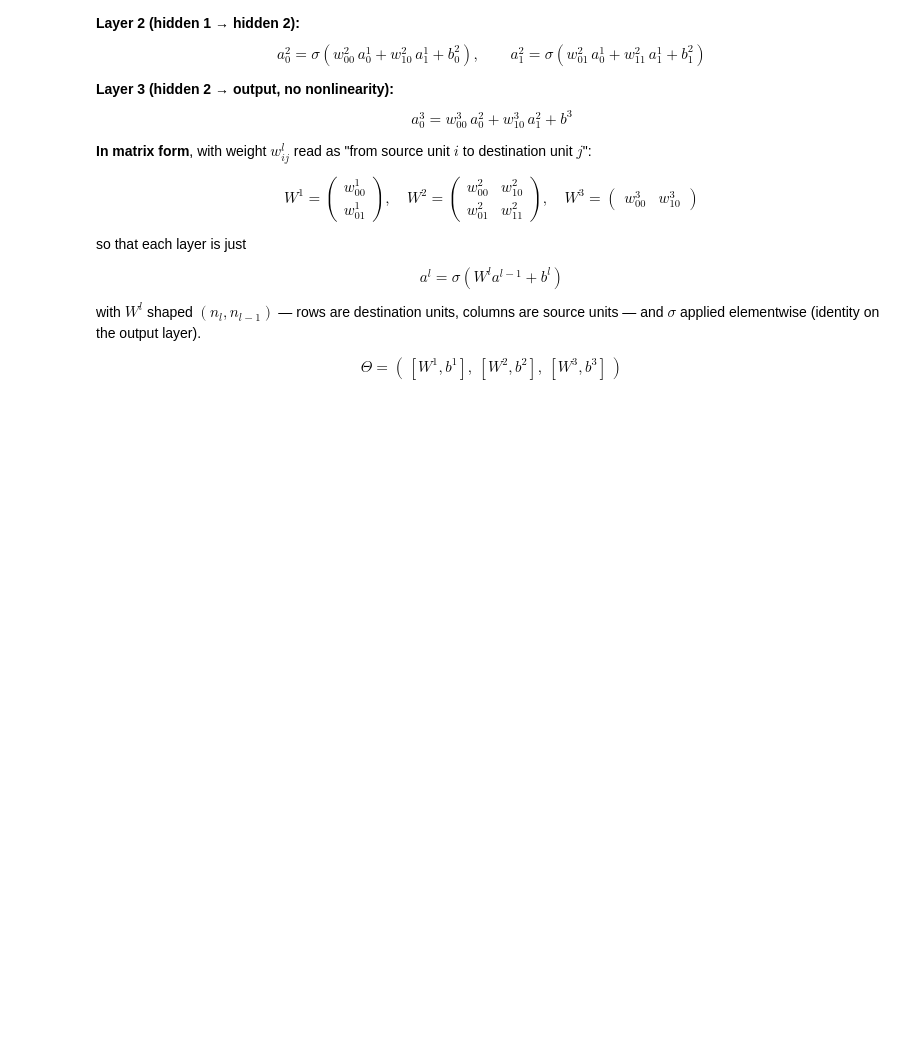
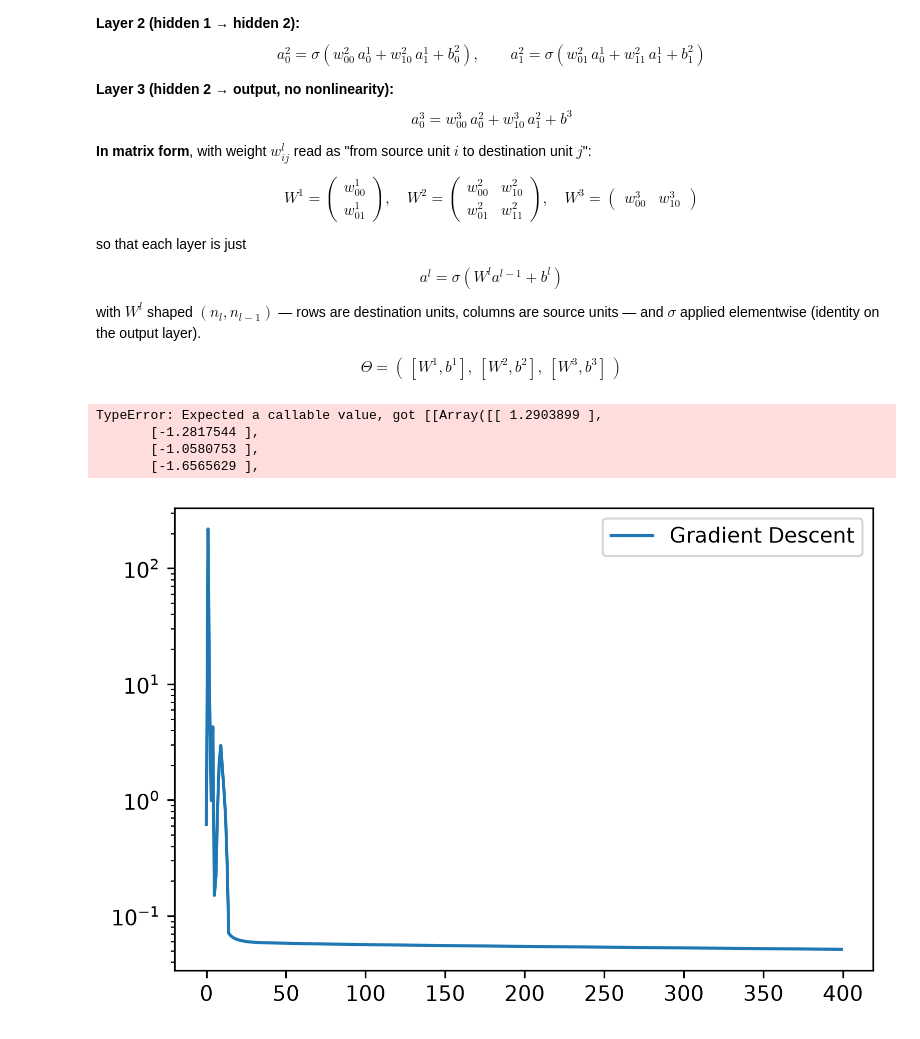
Before and after one commit to chrissellgren/ML_f26, a Jupyter notebook: lab1/lab1.ipynb, the cells around one changed output. Saved outputs shown, nothing was run; the diff lists cells and outputs as text; code cells hidden in the pictures; blank space fills up the shorter version.

```diff
--- a/lab1/lab1.ipynb
+++ b/lab1/lab1.ipynb
@@ -94,14 +94,13 @@ def init_mlp(key, layer_sizes):
     b3 = jnp.zeros(1)
 
     # initialize weights randomly
-    # std normalization for weights keeps variance low
-    # called He initialization
+    # std normalization for weights keeps variance low -> called He initialization
     std1 = jnp.sqrt(2 / 1)
-    w1 = jax.random.normal(0,(m1, 1)) * std1
+    w1 = jax.random.normal(keys[0],(m1, 1)) * std1
     std2 = jnp.sqrt(2 / m1)
-    w2 = jax.random.normal(1,(m2, m1)) * std2
+    w2 = jax.random.normal(keys[1],(m2, m1)) * std2
     std3 = jnp.sqrt(2 / m2)
-    w3 = jax.random.normal(2,(1, m2)) * std3
+    w3 = jax.random.normal(keys[2],(1, m2)) * std3
 
     theta1 = [w1,b1]
     theta2 = [w2,b2]
@@ -110,7 +109,7 @@ def init_mlp(key, layer_sizes):
     return params
 
 def relu(z):
-    a = jnp.clip(z,0,None)
+    a = jnp.clip(z,0,None) #turns neg values to 0
     return a
 
 def forward(params, x):
@@ -138,6 +137,7 @@ def forward_batch(params,X):
     """Run forward on a batch of input data size X=(N,1)"""
     #don't map over arg 0 (params), map axis 0 of arg 1 (X)
     batched_forward = jax.vmap(forward,in_axes= (None,0))
+    # returns shape (N, 1)
     return batched_forward(params,X)
     # or:
     # Z3 = [forward(params,X[0][i]) for i in range(N)]
@@ -146,5 +146,6 @@ def forward_batch(params,X):
     # for i in range(N): z3[i] = forward(params,X[0][i])
 
 def loss_fn(params, X, Y):
+    #
     return jnp.mean((forward_batch(params,X) - Y)**2)
 # %%
@@ -152,0 +200,25 @@ init_mlp(jax.random.key(0),[1,128,128,1])
+# %%
+# execute for different training models
+
+# initiate MLP
+params = init_mlp(jax.random.key(0),[1,128,128,1])
+epochs = np.arange(stop=400)
+
+params_GD, losses_GD = train(params, X, Y, gradient_descent,batch=False,key=jax.random.key(0))
+# %%
+# SGD
+params_SGD, losses_SGD = train(params, X, Y, gradient_descent,batch=True,key=jax.random.key(0))
+# %% [output]
+TypeError: Expected a callable value, got [[Array([[ 1.2903899 ],
+       [-1.2817544 ],
+       [-1.0580753 ],
+       [-1.6565629 ],
+# %%
+plt.figure(figsize=(6,4),dpi=300)
+plt.plot(epochs,losses_GD,label='Gradient Descent')
+#plt.plot(epochs,losses_SGD,label='SGD')
+plt.legend()
+
+plt.yscale('log')
+# %% [output]
+[figure, added]
```
Also changed, not shown: parts of 1 cell of this notebook.
